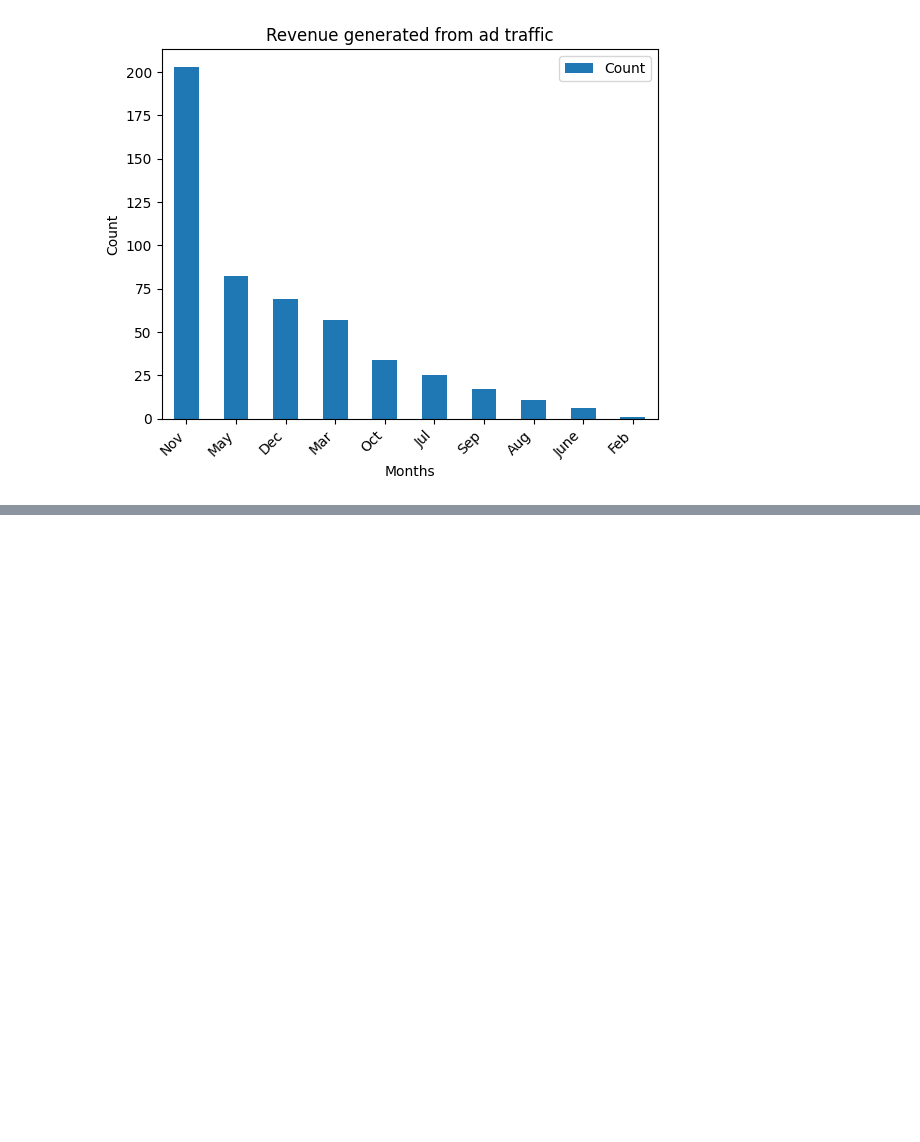
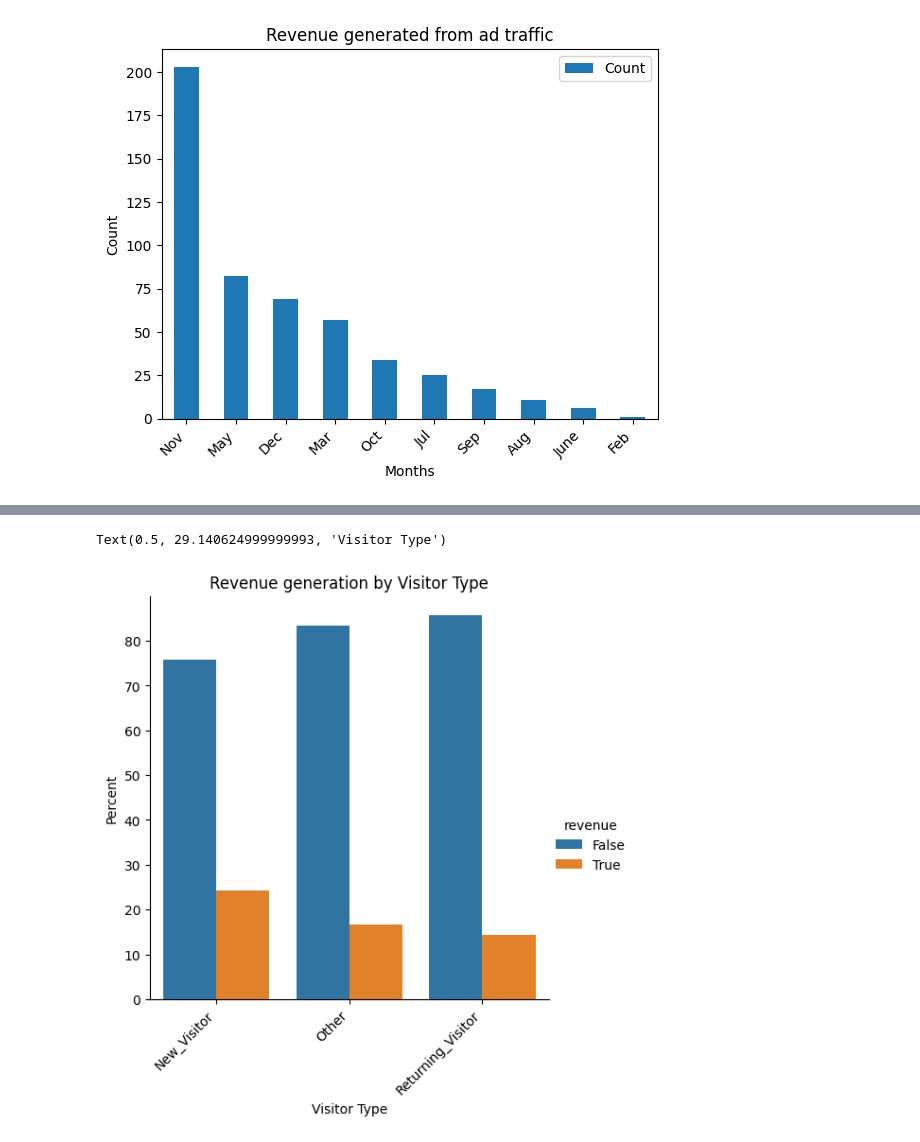
Before and after one commit to Chills00/exploratory-data-analysis---online-shopping-in-retail917, a Jupyter notebook: Analysis_Notebook.ipynb, the cells around one changed output, grey strips where cells are left out. Cells and saved outputs as stored; diff of their text form; code cells hidden in the pictures; blank space fills up the shorter version.

```diff
--- a/Analysis_Notebook.ipynb
+++ b/Analysis_Notebook.ipynb
@@ -533,0 +614,5 @@ Text(0, 0.5, 'Count')
+# %%
+# Group by visitor type and revenue, normalise value counts and calculate as a percentage:
+
+visitor_revenue = df.groupby('visitor_type')['revenue'].value_counts(normalize=True).mul(100).rename('Percent').round(1).reset_index()
+print(visitor_revenue)
@@ -533,0 +627,13 @@ Text(0, 0.5, 'Count')
+# %%
+# Plot data:
+
+x = 'visitor_type'
+y = 'revenue'
+
+sns.catplot(data=visitor_revenue, x=x,y='Percent',hue=y,kind='bar')
+plt.title('Revenue generation by Visitor Type')
+plt.xticks(rotation=45, ha='right')
+plt.xlabel('Visitor Type')
+# %% [output]
+Text(0.5, 29.140624999999993, 'Visitor Type')
+[figure, added]
```
Also changed, not shown: parts of 21 cells of this notebook.
